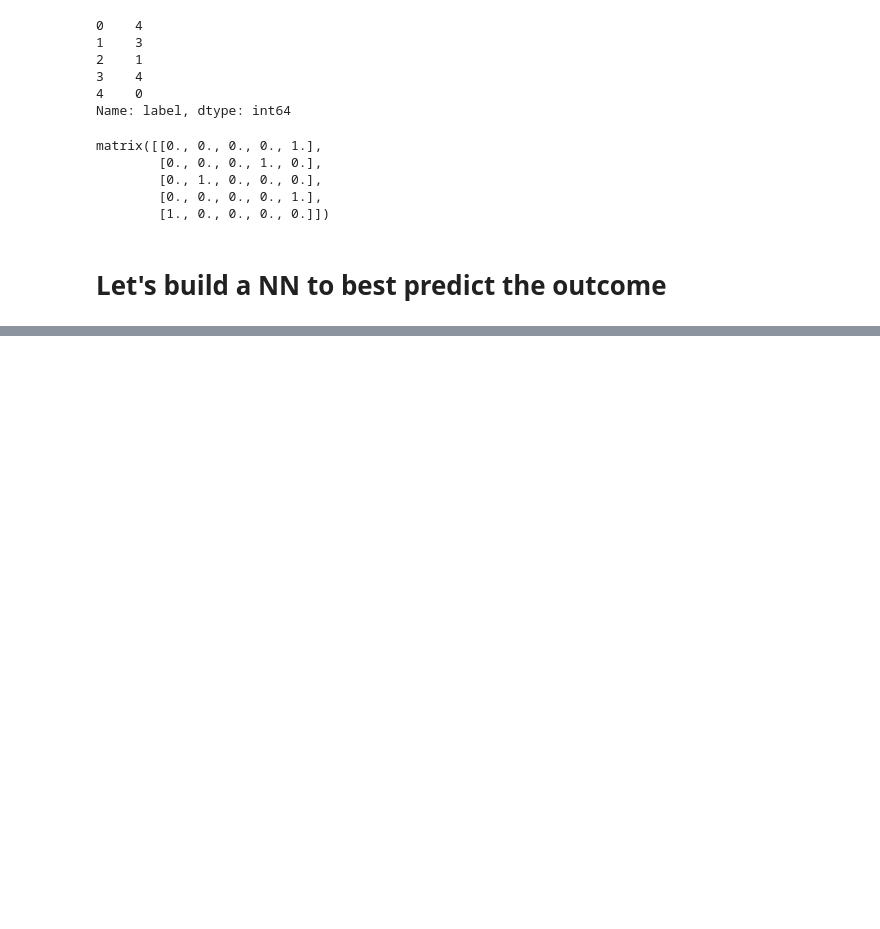
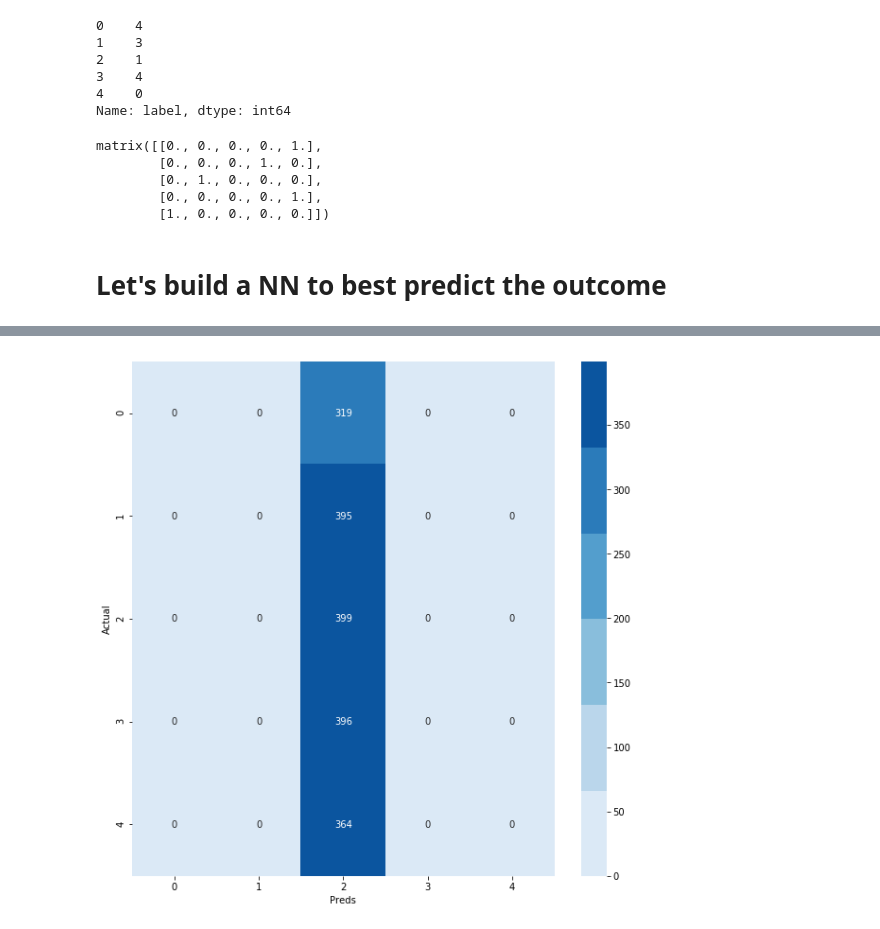
Before and after one commit to erdosn/dsc-text-classification-lab-online-ds-ft-120919, a Jupyter notebook: DeepLearning.ipynb, the cells around one changed output, grey strips where cells are left out. Drawn from its saved outputs; the diff is of its cells as text; code cells hidden in the pictures; blank space fills up the shorter version.

```diff
--- a/DeepLearning.ipynb
+++ b/DeepLearning.ipynb
@@ -210,0 +283,12 @@ plt.show()
+# %%
+y_test_preds_pca = model_2.predict(pca_bow_test)
+# %%
+cm = confusion_matrix(np.argmax(y_test_enc, axis=1), np.argmax(y_test_preds_pca, axis=1))
+# %%
+plt.figure(figsize=(10, 10))
+sns.heatmap(cm, annot=True, cmap=sns.color_palette('Blues'), fmt='0.3g')
+plt.xlabel("Preds")
+plt.ylabel("Actual")
+plt.show()
+# %% [output]
+[figure, added]
```
Also changed, not shown: parts of 23 cells of this notebook, 1 other file.
